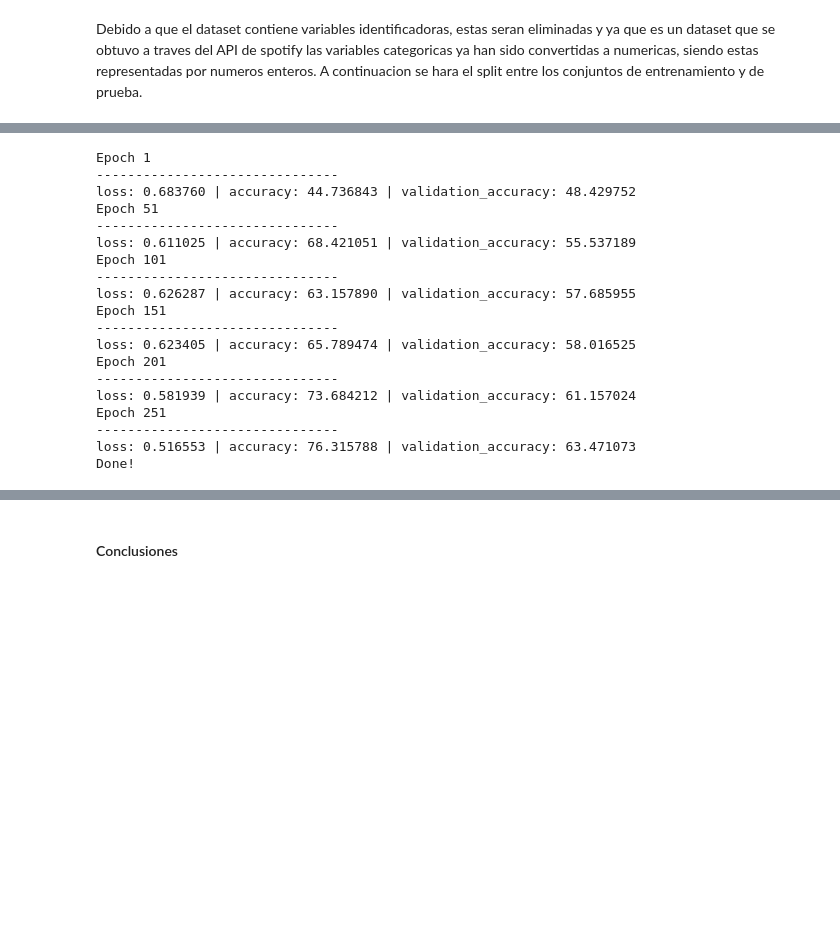
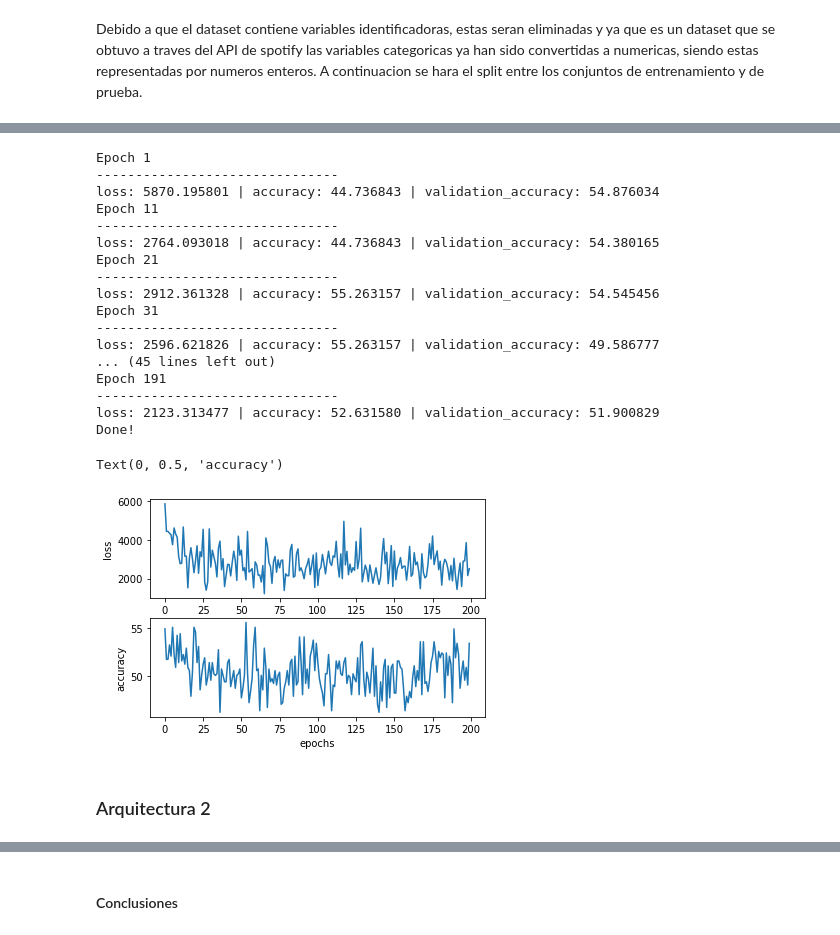
Before and after one commit to ricardojmv85/StatisticalLearningII, a Jupyter notebook: proyecto_final/Proyecto Final.ipynb, the cells around one changed output, grey strips where cells are left out. Cells and saved outputs as stored; diff of their text form; code cells hidden in the pictures; blank space fills up the shorter version.

```diff
--- a/proyecto_final/Proyecto Final.ipynb
+++ b/proyecto_final/Proyecto Final.ipynb
@@ -94,3 +268,37 @@ validation_ds = torch.utils.data.TensorDataset(torch.tensor(validation.drop('tar
+# %%
+losses, accs = train(NN, train_ds, test_ds, 128, 0.00001,
+                      torch.optim.Adamax, nn.BCEWithLogitsLoss, 200,
+                     'NN_relu_drop_out_xavier', 10)
+
+f, (ax1, ax2) = plt.subplots(2, 1, sharey=False)
+ax1.plot(np.arange(len(losses)), losses)
+ax1.set_xlabel('epochs')
+ax1.set_ylabel('loss')
+ax2.plot(np.arange(len(accs)), accs)
+ax2.set_xlabel('epochs')
+ax2.set_ylabel('accuracy')
+# %% [output]
+Epoch 1
+-------------------------------
+loss: 5870.195801 | accuracy: 44.736843 | validation_accuracy: 54.876034
+Epoch 11
+-------------------------------
+loss: 2764.093018 | accuracy: 44.736843 | validation_accuracy: 54.380165
+Epoch 21
+-------------------------------
+loss: 2912.361328 | accuracy: 55.263157 | validation_accuracy: 54.545456
+Epoch 31
+-------------------------------
+loss: 2596.621826 | accuracy: 55.263157 | validation_accuracy: 49.586777
+... (45 lines left out)
+Epoch 191
+-------------------------------
+loss: 2123.313477 | accuracy: 52.631580 | validation_accuracy: 51.900829
+Done!
+Text(0, 0.5, 'accuracy')
+[figure, added]
+# %% [markdown]
+### Arquitectura 2
 # %%
 class NN(nn.Module):
     def __init__(self):
@@ -153,39 +345,0 @@ accs = []
-# %%
-for t in range(epochs):
-    for batch, (X, y) in enumerate(train_dataloader):
-        pred = model(X)
-        loss = loss_fn(pred, y.reshape(-1, 1))
-        acc = binary_acc(pred, y.reshape(-1, 1))
-
-        # Backpropagation
-        optimizer.zero_grad()
-        loss.backward()
-        optimizer.step()
-
-    if t % 50 == 0:
-        print(f"Epoch {t+1}\n-------------------------------")
-        validation_acc = validation(test_dataloader, model)
-        losses.append(loss)
-        accs = []
-        print(f"loss: {loss:>7f} | accuracy: {acc:>2f} | validation_accuracy: {validation_acc: >2f}")
-print("Done!")
-# %% [output]
-Epoch 1
--------------------------------
-loss: 0.683760 | accuracy: 44.736843 | validation_accuracy: 48.429752
-Epoch 51
--------------------------------
-loss: 0.611025 | accuracy: 68.421051 | validation_accuracy: 55.537189
-Epoch 101
--------------------------------
-loss: 0.626287 | accuracy: 63.157890 | validation_accuracy: 57.685955
-Epoch 151
--------------------------------
-loss: 0.623405 | accuracy: 65.789474 | validation_accuracy: 58.016525
-Epoch 201
--------------------------------
-loss: 0.581939 | accuracy: 73.684212 | validation_accuracy: 61.157024
-Epoch 251
--------------------------------
-loss: 0.516553 | accuracy: 76.315788 | validation_accuracy: 63.471073
-Done!
```
Also changed, not shown: parts of 17 cells of this notebook, 5 other files.
